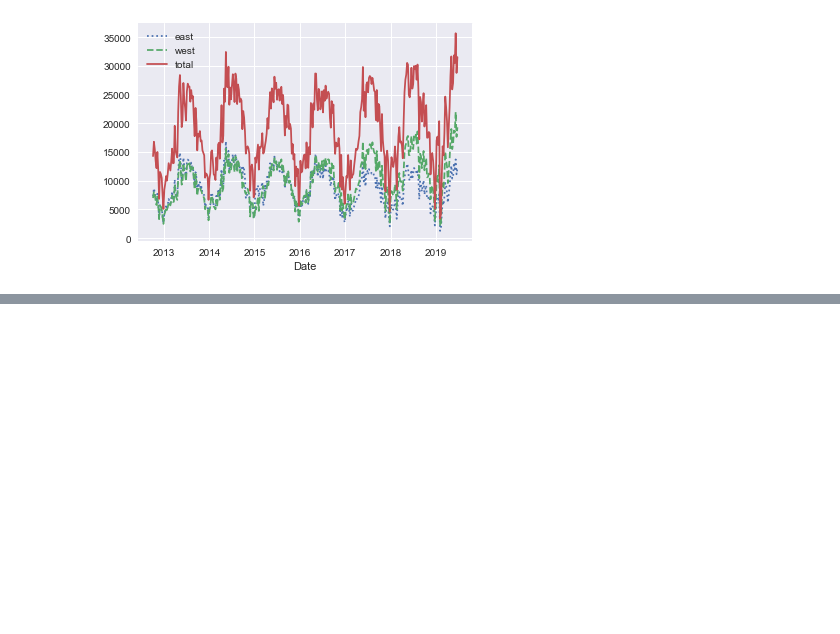
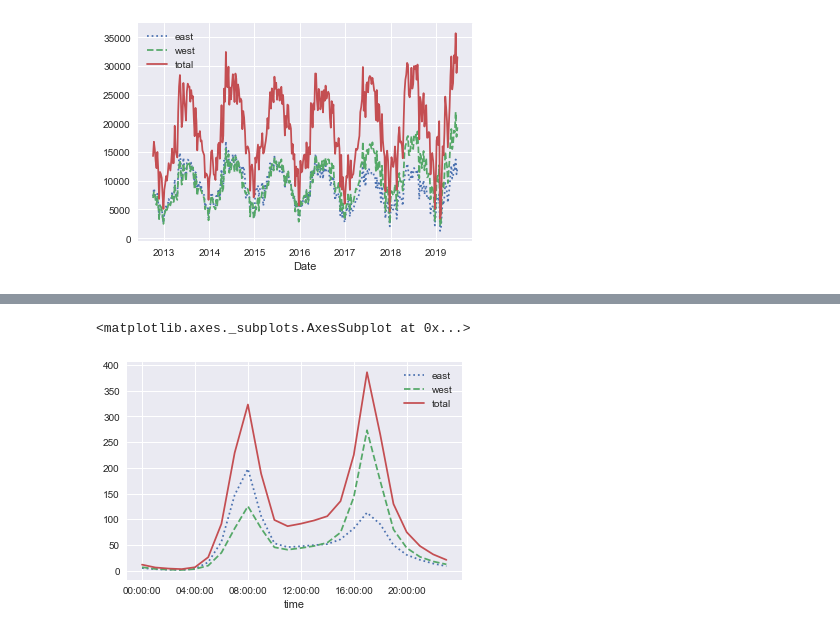
Before and after one commit to SpIIIII/jupyter-repo, a Jupyter notebook: Python Data Science Cookbook/Main.ipynb, the cells around one changed output, grey strips where cells are left out. Saved outputs shown, nothing was run; the diff lists cells and outputs as text; code cells hidden in the pictures; blank space fills up the shorter version.

```diff
--- a/Python Data Science Cookbook/Main.ipynb
+++ b/Python Data Science Cookbook/Main.ipynb
@@ -50,0 +70,7 @@ daily = data.resample('D')
+# %%
+by_time = data.groupby(data.index.time).mean()
+hourly_ticks = 4*60*60* np.arange(6)
+by_time.plot(xticks = hourly_ticks,style=[':','--','-'])
+# %% [output]
+<matplotlib.axes._subplots.AxesSubplot at 0x...>
+[figure, added]
```
Also changed, not shown: parts of 7 cells of this notebook, 2 other files.
